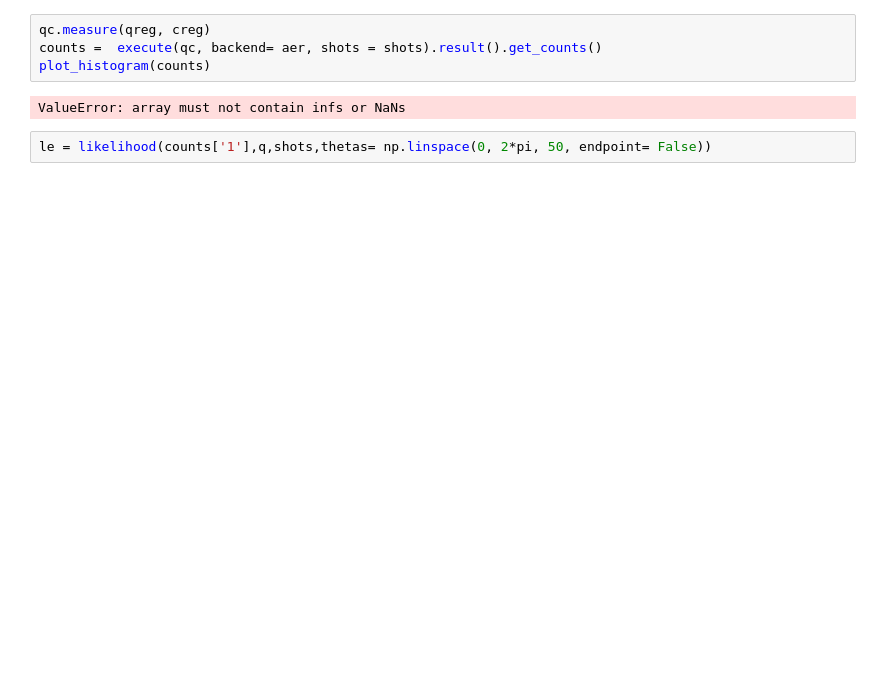
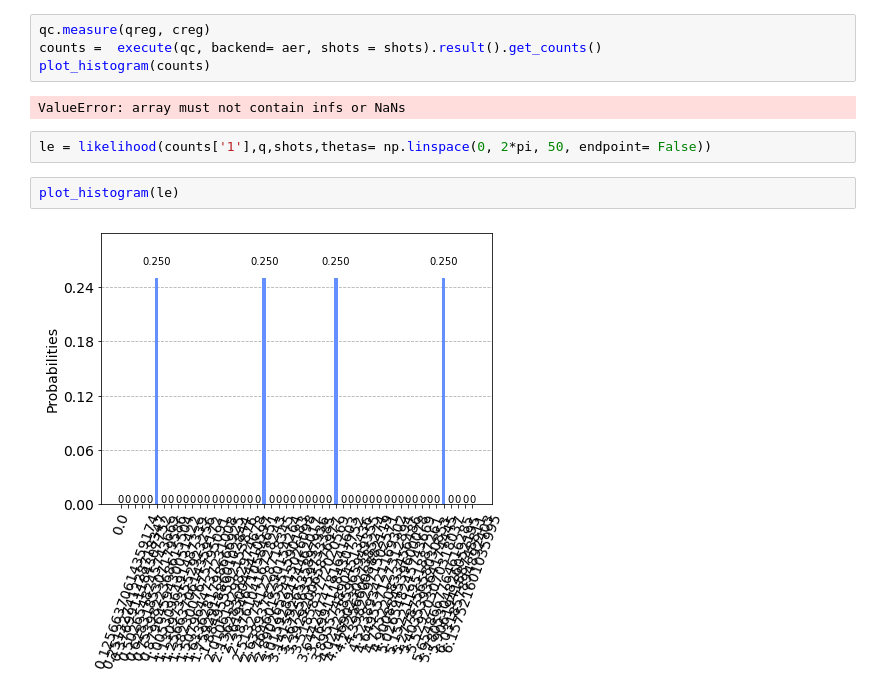
Before and after one commit to speQtrum/QulabsWorkspace-Rajarshi, a Jupyter notebook: QAE.mle.ipynb, the cells around one changed output. Saved outputs shown, nothing was run; the diff lists cells and outputs as text; blank space fills up the shorter version.

```diff
--- a/QAE.mle.ipynb
+++ b/QAE.mle.ipynb
@@ -310,6 +308,10 @@ plot_histogram(counts)
 ValueError: array must not contain infs or NaNs
 # %%
 le = likelihood(counts['1'],q,shots,thetas= np.linspace(0, 2*pi, 50, endpoint= False))
+# %%
+plot_histogram(le)
+# %% [output]
+[figure, added]
 # %%
 estimate = sorted(zip(le.values(), le.keys()), reverse= True)
 for p in range(5): print('$ \theta $ = ',estimate[p][1] )
```
Also changed, not shown: parts of 11 cells of this notebook.
